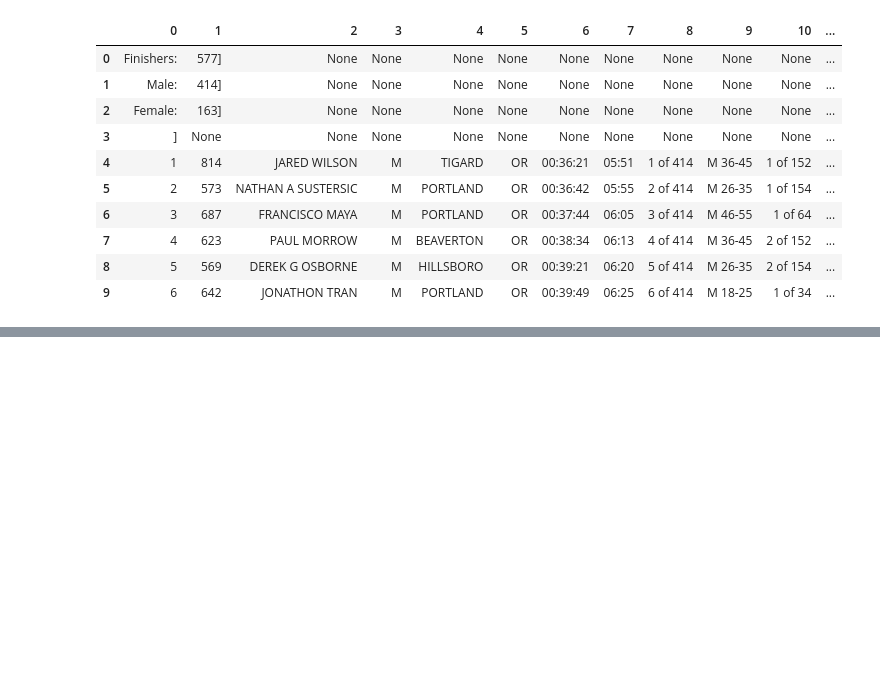
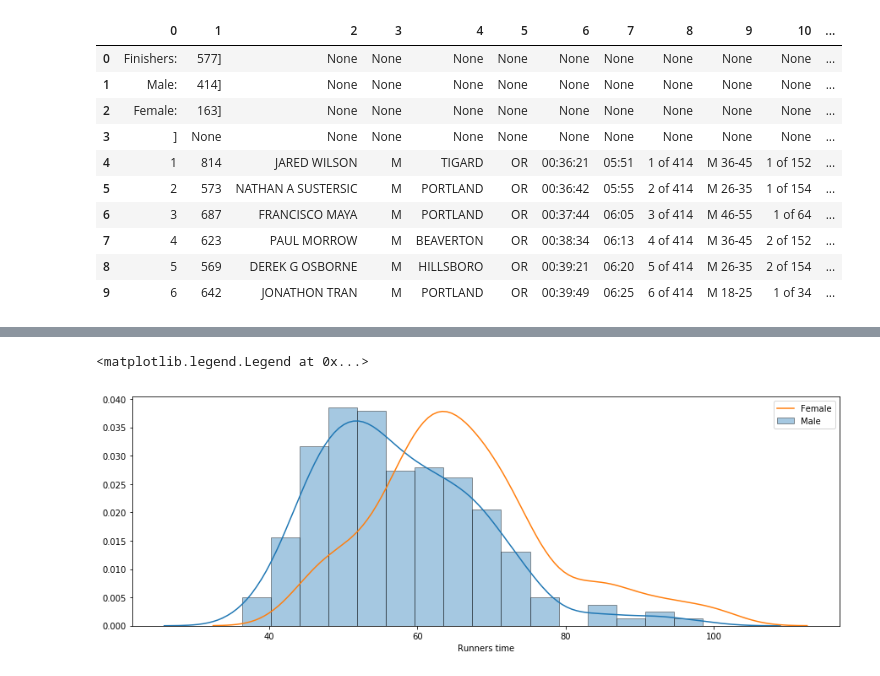
Before and after one commit to yashvichare/Web_Scraping_python, a Jupyter notebook: Web Scraping.ipynb, the cells around one changed output, grey strips where cells are left out. Cells and saved outputs as stored; diff of their text form; code cells hidden in the pictures; blank space fills up the shorter version.

```diff
--- a/Web Scraping.ipynb
+++ b/Web Scraping.ipynb
@@ -177,0 +375,12 @@ df1.head(10)
+# %%
+#Distribution plot seperate for males and females
+Male_Time = df4.loc[df4[' Gender']== ' M']['Runners time']
+# %%
+Female_Time = df4.loc[df4[' Gender']== ' F']['Runners time']
+# %%
+sns.distplot(Male_Time, hist=True, kde=True, rug=False, hist_kws={'edgecolor':'black'}, label='Male')
+sns.distplot(Female_Time, hist=False, kde=True, rug=False, hist_kws={'edgecolor':'black'}, label='Female')
+plt.legend()
+# %% [output]
+<matplotlib.legend.Legend at 0x...>
+[figure, added]
```
Also changed, not shown: parts of 30 cells of this notebook.
